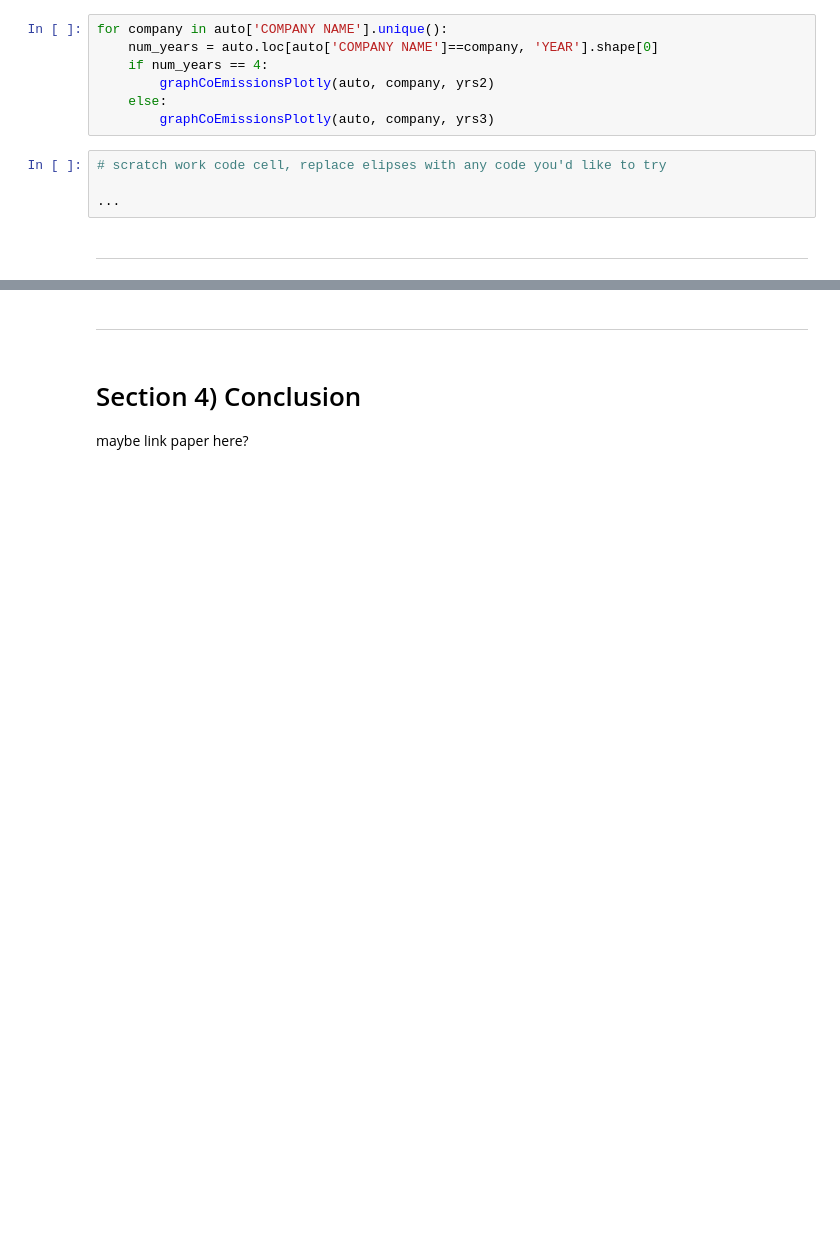
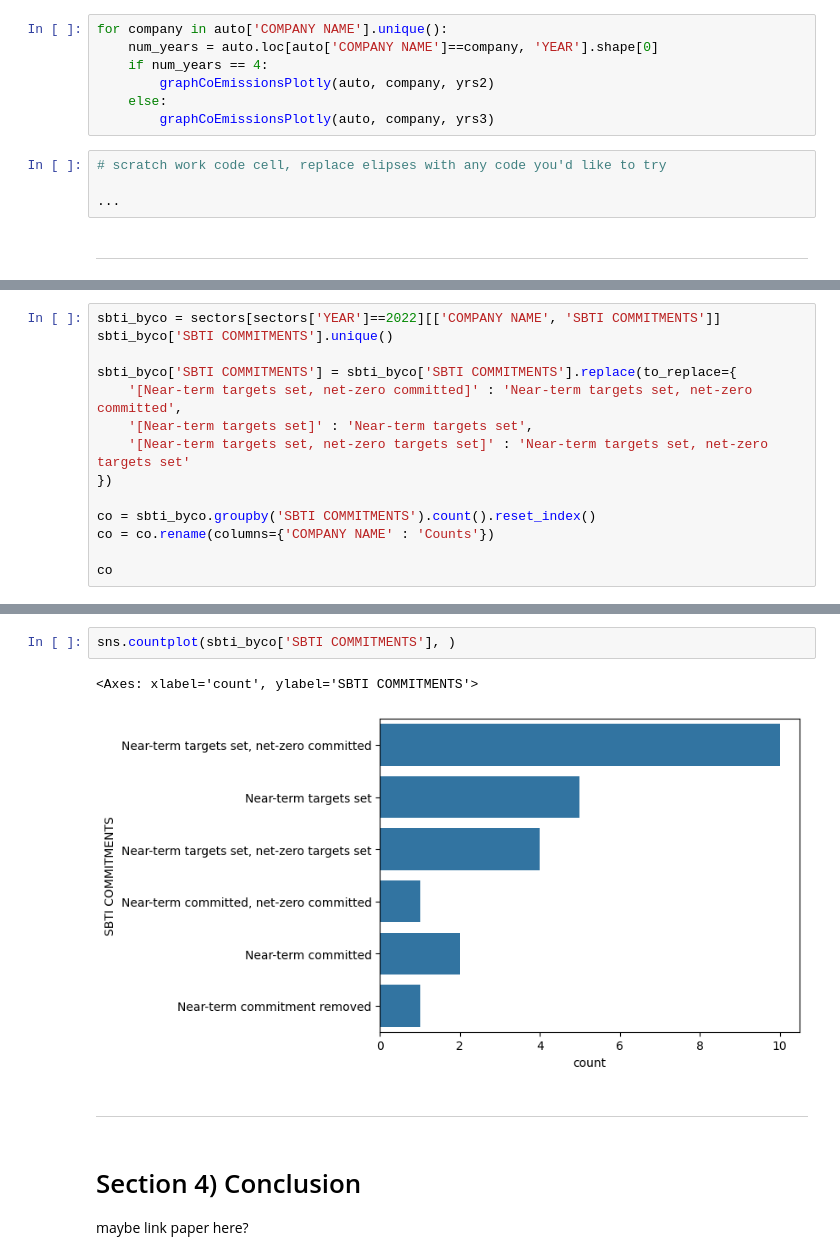
Before and after one commit to zcjanin/decarbonization-2024, a Jupyter notebook: Decarbo_EDA.ipynb, the cells around one changed output, grey strips where cells are left out. Saved outputs shown, nothing was run; the diff lists cells and outputs as text; blank space fills up the shorter version.

Commit message:
added SBTI chart

```diff
--- a/Decarbo_EDA.ipynb
+++ b/Decarbo_EDA.ipynb
@@ -552,0 +608,14 @@ sectors['NET-ZERO TARGETS'].isna().sum()
+# %%
+sbti_byco = sectors[sectors['YEAR']==2022][['COMPANY NAME', 'SBTI COMMITMENTS']]
+sbti_byco['SBTI COMMITMENTS'].unique()
+
+sbti_byco['SBTI COMMITMENTS'] = sbti_byco['SBTI COMMITMENTS'].replace(to_replace={
+    '[Near-term targets set, net-zero committed]' : 'Near-term targets set, net-zero committed',
+    '[Near-term targets set]' : 'Near-term targets set',
+    '[Near-term targets set, net-zero targets set]' : 'Near-term targets set, net-zero targets set'
+})
+
+co = sbti_byco.groupby('SBTI COMMITMENTS').count().reset_index()
+co = co.rename(columns={'COMPANY NAME' : 'Counts'})
+
+co
@@ -553,3 +630,8 @@ sectors['NET-ZERO TARGETS'].isna().sum()
+# %%
+sns.countplot(sbti_byco['SBTI COMMITMENTS'], )
+# %% [output]
+<Axes: xlabel='count', ylabel='SBTI COMMITMENTS'>
+[figure, added]
 # %% [markdown]
 ---
 # %% [markdown]
```
Also changed, not shown: parts of 9 cells of this notebook.
